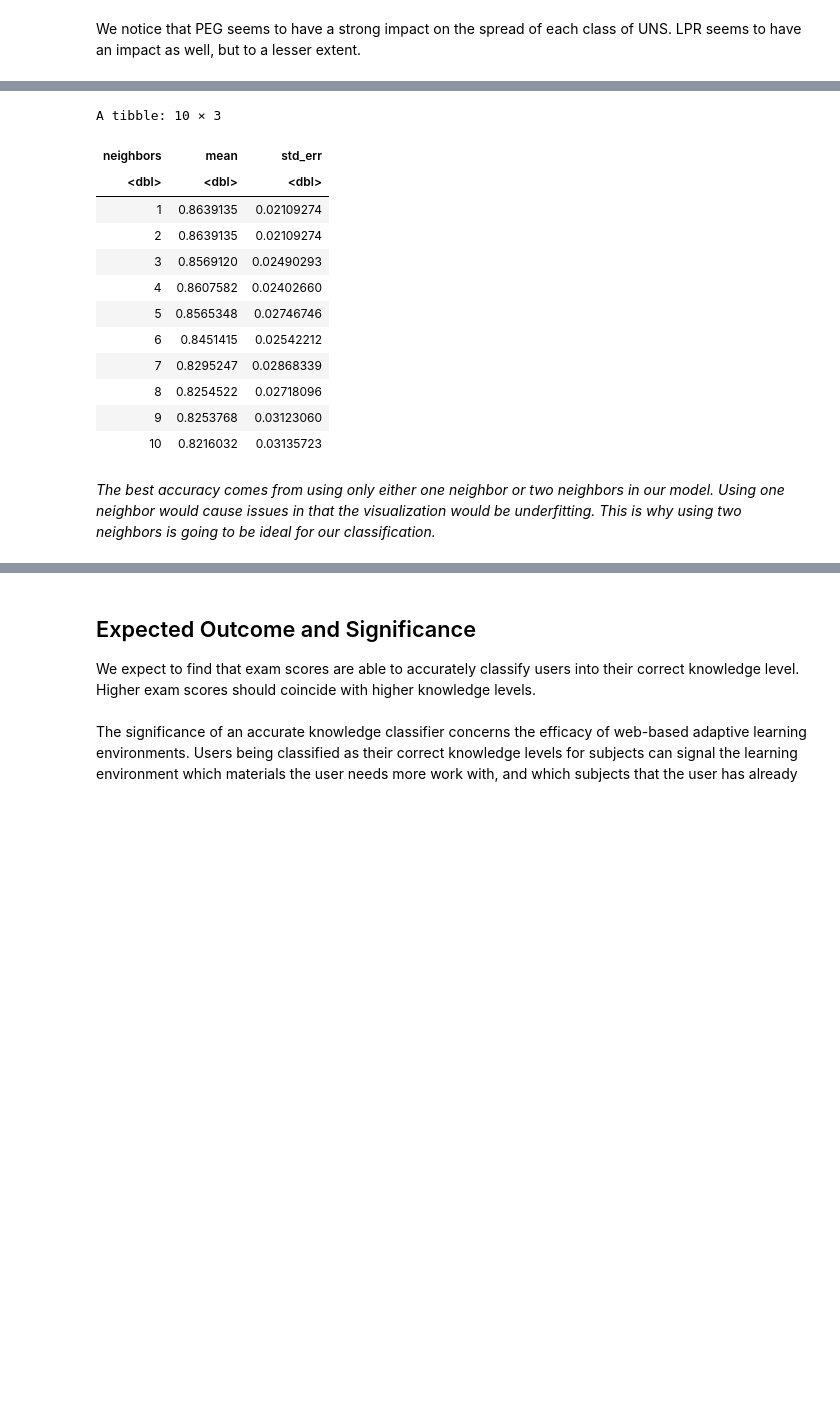
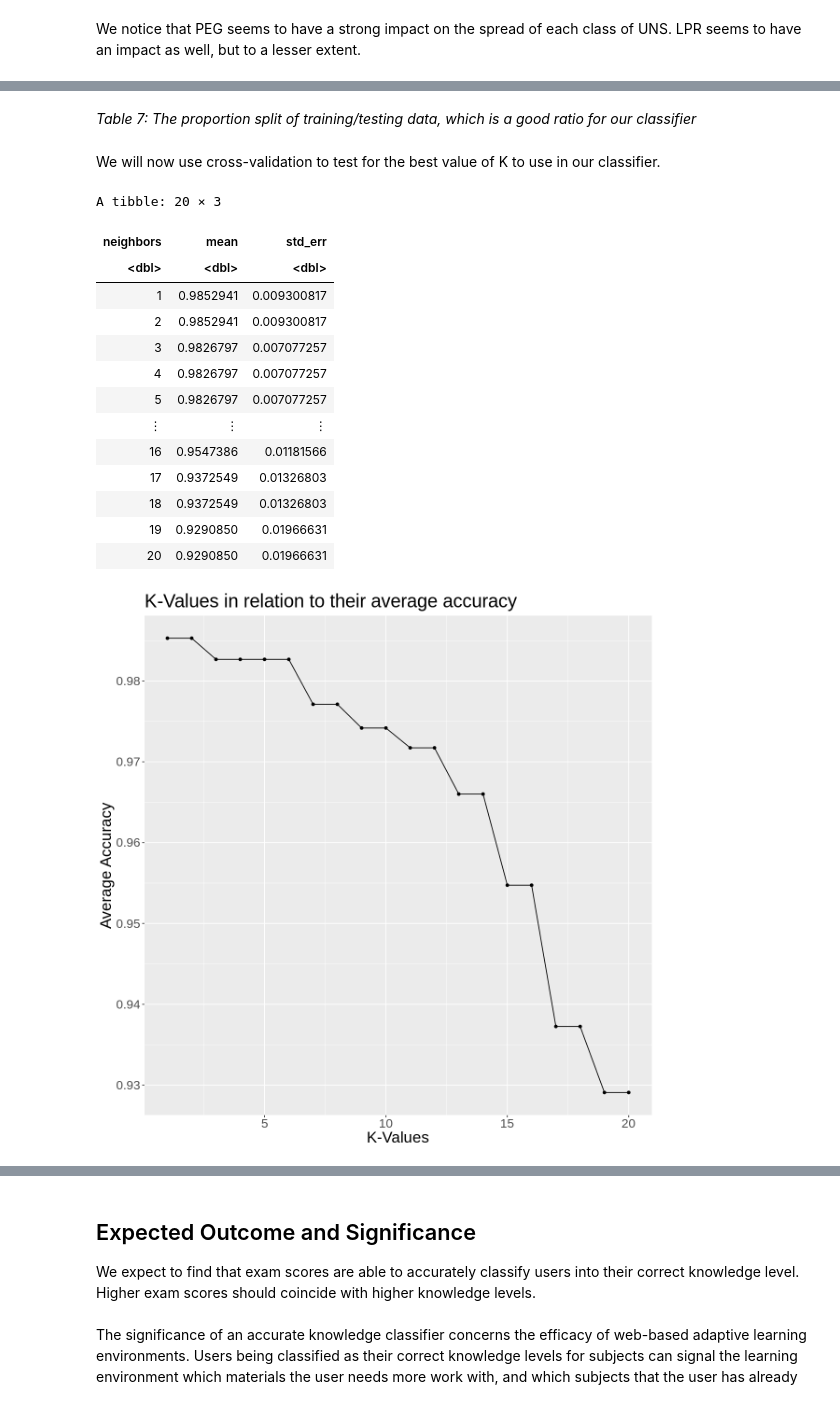
Before and after one commit to knices/user-knowledge-project, a Jupyter notebook: final report.ipynb, the cells around one changed output, grey strips where cells are left out. Drawn from its saved outputs; the diff is of its cells as text; code cells hidden in the pictures; blank space fills up the shorter version.

```diff
--- a/final report.ipynb
+++ b/final report.ipynb
@@ -139,0 +137,18 @@ A tibble: 1 × 5
+# %%
+
+upsample_recipe <- recipe(UNS ~ ., data = training_data) %>%
+    step_upsample(UNS, over_ratio = 1, skip = FALSE) %>%
+    prep()
+
+upsampled_training <- bake(upsample_recipe, training_data)
+
+upsampled_summary <- upsampled_training %>%
+    group_by(UNS) %>%
+    summarise(n = n())
+
+upsampled_summary
+
+aa <- upsampled_training %>%
+    group_by(UNS) %>%
+    summarise(sums = sum(PEG))
+aa
@@ -245,38 +289,54 @@ PEG and LPR have the highest accuracy, which matches what we hypothesized above.
+# %% [markdown]
+*Table 7: The proportion split of training/testing data, which is a good ratio for our classifier*
+# %% [markdown]
+We will now use cross-validation to test for the best value of K to use in our classifier.
 # %%
-recipe_4_predictors <- recipe(UNS ~ PEG + LPR + SCG + STG, data = training_data)
 
-k_options_4_predictors <- tibble(neighbors = seq(from = 1, to = 10, by = 1))
+options(repr.plot.width = 10, repr.plot.height = 10)
+recipe_2_predictors <- recipe(UNS ~ PEG + LPR, data = upsampled_training)
 
-spec_4_predictors <- nearest_neighbor(weight_func = "rectangular", neighbors = tune()) %>%
+knowledge_vfold <- vfold_cv(upsampled_training, v = 5, strata = UNS)
+
+k_options_2_predictors <- tibble(neighbors = seq(from = 1, to = 20, by = 1))
+
+spec_2_predictors <- nearest_neighbor(weight_func = "rectangular", neighbors = tune()) %>%
     set_engine("kknn") %>%
     set_mode("classification")
 
-results_4_predictors <- workflow() %>%
-    add_recipe(recipe_4_predictors) %>%
-    add_model(spec_4_predictors) %>%
-    tune_grid(resamples = knowledge_vfold, grid = k_options_4_predictors) %>%
+results_2_predictors <- workflow() %>%
+    add_recipe(recipe_2_predictors) %>%
+    add_model(spec_2_predictors) %>%
+    tune_grid(resamples = knowledge_vfold, grid = k_options_2_predictors) %>%
     collect_metrics()
 
-best_k_4_predictors <- results_4_predictors %>%
+best_k_2_predictors <- results_2_predictors %>%
     filter(.metric == "accuracy")
 
-best_k_4_predictors_cleaned <- best_k_4_predictors %>%
+best_k_2_predictors_cleaned <- best_k_2_predictors %>%
     select(neighbors, mean, std_err)
 
-best_k_4_predictors_cleaned
+best_k_2_predictors_cleaned
+
+accuracy_k <- ggplot(best_k_2_predictors_cleaned, aes(x = neighbors, y = mean)) +
+    geom_point() +
+    geom_line() +
+    labs(x = "K-Values", y = "Average Accuracy") +
+    ggtitle("K-Values in relation to their average accuracy") +
+    theme(text = element_text(size = 20))
+accuracy_k
 # %% [output]
-A tibble: 10 × 3
+A tibble: 20 × 3
 | neighbors | mean | std_err |
 | <dbl> | <dbl> | <dbl> |
-| 1 | 0.8639135 | 0.02109274 |
-| 2 | 0.8639135 | 0.02109274 |
-| 3 | 0.8569120 | 0.02490293 |
-| 4 | 0.8607582 | 0.02402660 |
-| 5 | 0.8565348 | 0.02746746 |
-| 6 | 0.8451415 | 0.02542212 |
-| 7 | 0.8295247 | 0.02868339 |
-| 8 | 0.8254522 | 0.02718096 |
-| 9 | 0.8253768 | 0.03123060 |
-| 10 | 0.8216032 | 0.03135723 |
+| 1 | 0.9852941 | 0.009300817 |
+| 2 | 0.9852941 | 0.009300817 |
+| 3 | 0.9826797 | 0.007077257 |
+| 4 | 0.9826797 | 0.007077257 |
+| 5 | 0.9826797 | 0.007077257 |
+| ⋮ | ⋮ | ⋮ |
+| 16 | 0.9547386 | 0.01181566 |
+| 17 | 0.9372549 | 0.01326803 |
+| 18 | 0.9372549 | 0.01326803 |
+| 19 | 0.9290850 | 0.01966631 |
+| 20 | 0.9290850 | 0.01966631 |
+[figure, added]
-# %% [markdown]
-*The best accuracy comes from using only either one neighbor or two neighbors in our model. Using one neighbor would cause issues in that the visualization would be underfitting. This is why using two neighbors is going to be ideal for our classification.*
```
Also changed, not shown: parts of 32 cells of this notebook.
